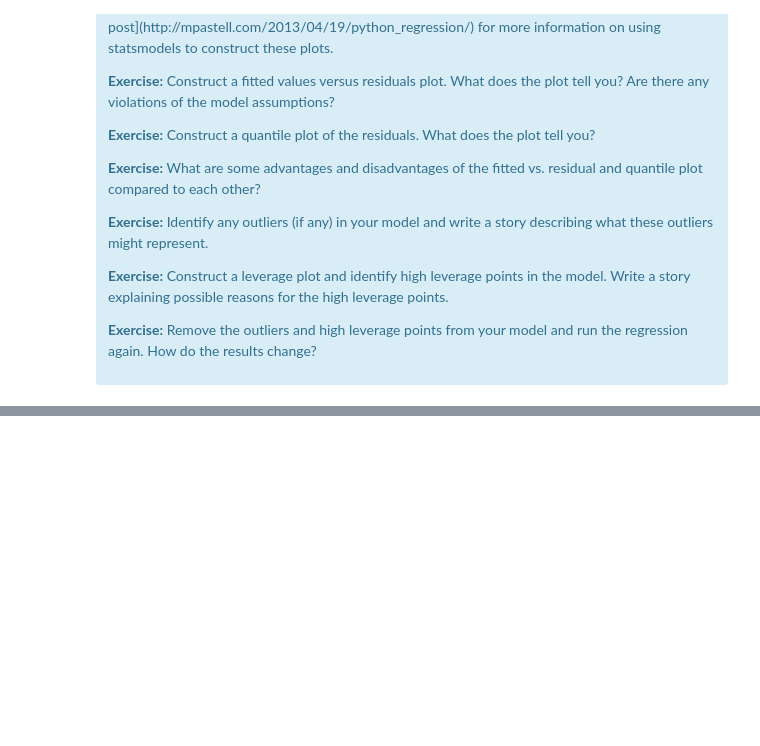
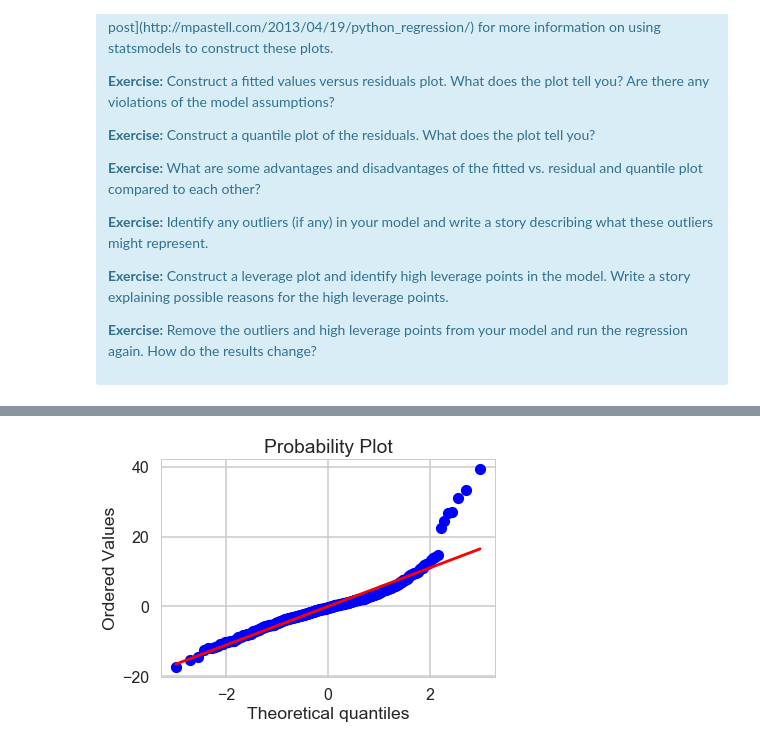
Before and after one commit to LukasBut/Springboard-Projects, a Jupyter notebook: 11.1.5 Linear Regression Using Boston Housing Data Set/Mini_Project_Linear_Regression.ipynb, the cells around one changed output, grey strips where cells are left out. Drawn from its saved outputs; the diff is of its cells as text; code cells hidden in the pictures; blank space fills up the shorter version.

```diff
--- a/11.1.5 Linear Regression Using Boston Housing Data Set/Mini_Project_Linear_Regression.ipynb
+++ b/11.1.5 Linear Regression Using Boston Housing Data Set/Mini_Project_Linear_Regression.ipynb
@@ -915,0 +934,8 @@ plt.scatter(,bos.PRICE-lm.fit(bos[["CRIM", "RM", "PTRATIO"]]) )
+# %%
+import scipy
+scipy.stats.probplot(bos.PRICE - lm.predict(bos[["CRIM","RM","PTRATIO"]]), fit=True, plot=plt)
+plt.show()
+# The plot shows deviation from the line for y values > 20 (residuals greater than 20) as I mentioned in the last plot.
+# These points ruin the normality condition.
+# %% [output]
+[figure, added]
```
Also changed, not shown: parts of 17 cells of this notebook.
